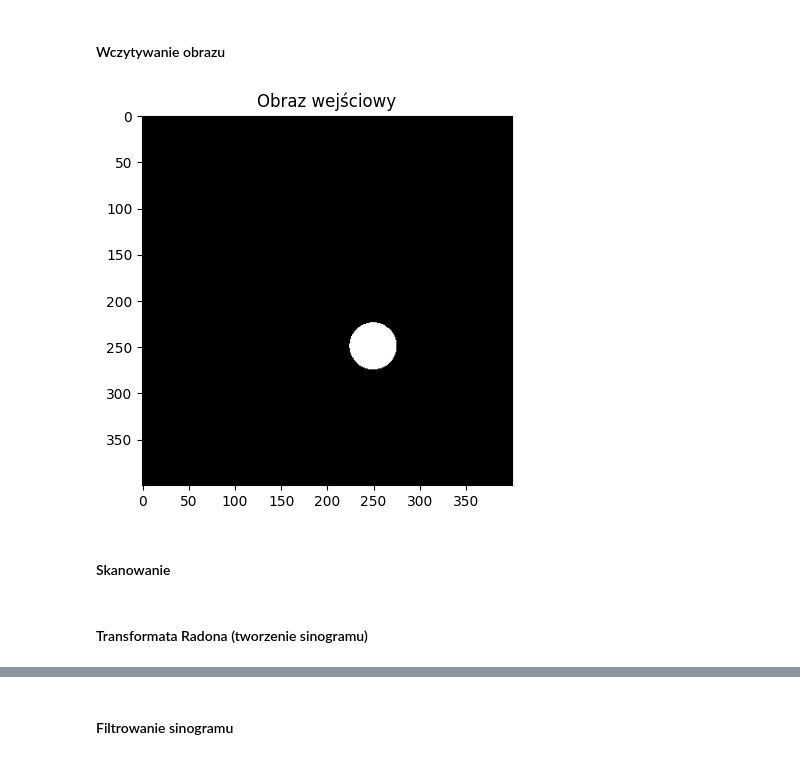
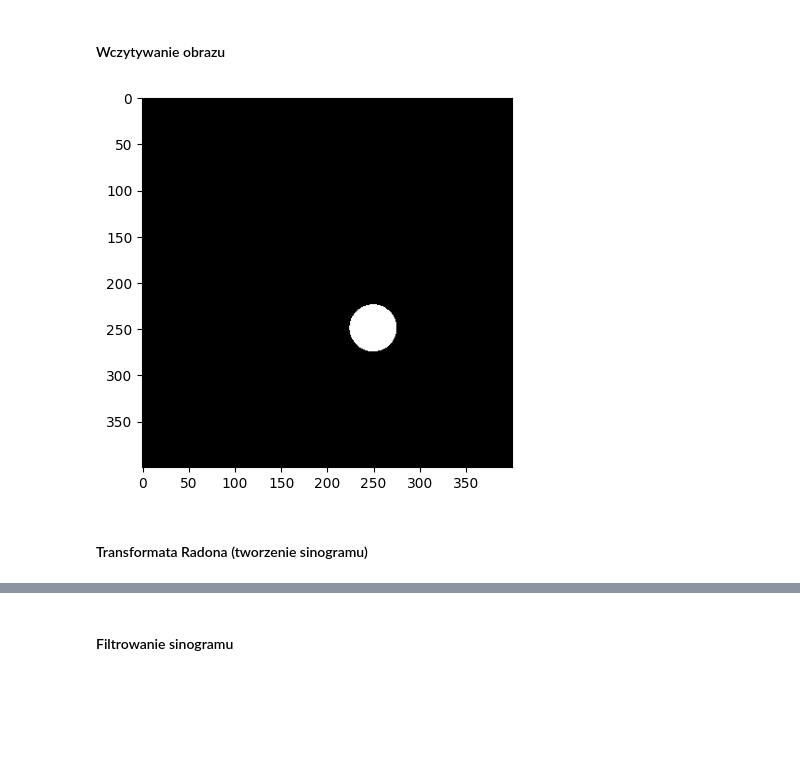
Before and after one commit to oliwiatarent/computed-tomography-simulator, a Jupyter notebook: ct-simulator.ipynb, the cells around one changed output, grey strips where cells are left out. Cells and saved outputs as stored; diff of their text form; code cells hidden in the pictures; blank space fills up the shorter version.

```diff
--- a/ct-simulator.ipynb
+++ b/ct-simulator.ipynb
@@ -6,17 +7,14 @@ import matplotlib.pyplot as plt
 # %% [markdown]
 #### Wczytywanie obrazu
 # %%
-img = io.imread("img/Shepp_logan.jpg")
+img = io.imread("img/Kropka.jpg")
 
 if len(img.shape) == 3:
     img = color.rgb2gray(img)
 
 plt.imshow(img, cmap='gray')
-plt.title("Obraz wejściowy")
 plt.show()
 # %% [output]
-[figure, old version]
+[figure, new version]
 # %% [markdown]
-#### Skanowanie
+#### Transformata Radona (tworzenie sinogramu)
-# %% [markdown]
-#### Transformata Radona (tworzenie sinogramu)
```
Also changed, not shown: parts of 4 cells of this notebook.
